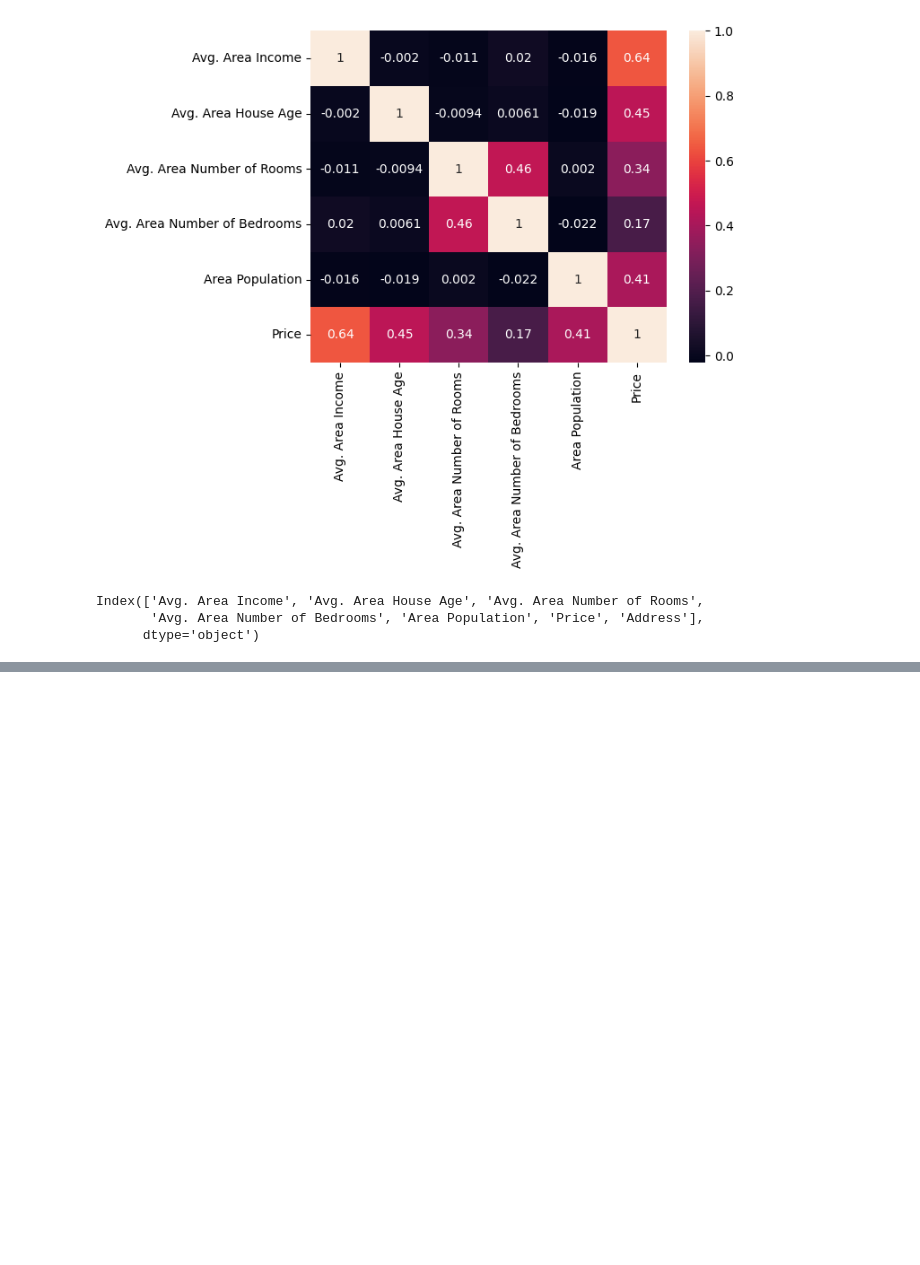
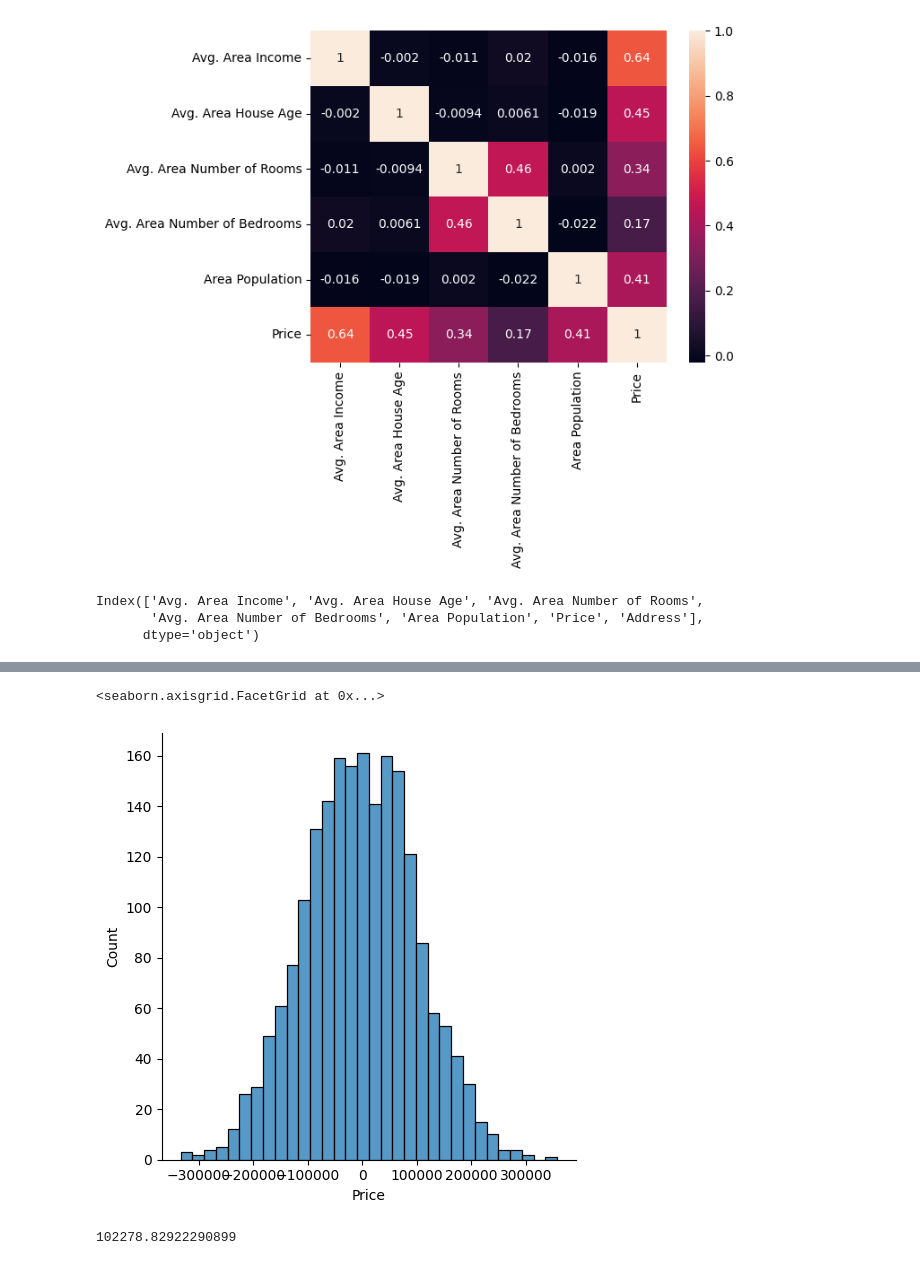
Before and after one commit to Gladturtle/Python-ML-AI-Bootcamp, a Jupyter notebook: 11-Linear-Regression/testing.ipynb, the cells around one changed output, grey strips where cells are left out. Cells and saved outputs as stored; diff of their text form; code cells hidden in the pictures; blank space fills up the shorter version.

```diff
--- a/11-Linear-Regression/testing.ipynb
+++ b/11-Linear-Regression/testing.ipynb
@@ -56,0 +85,5 @@ x_train,x_test,y_train,y_test =
+# %%
+sns.displot((y_test-pred))
+# %% [output]
+<seaborn.axisgrid.FacetGrid at 0x...>
+[figure, added]
@@ -56,0 +92,4 @@ x_train,x_test,y_train,y_test =
+# %%
+metrics.root_mean_squared_error(y_test,pred)
+# %% [output]
+102278.82922290899
```
Also changed, not shown: parts of 8 cells of this notebook.
